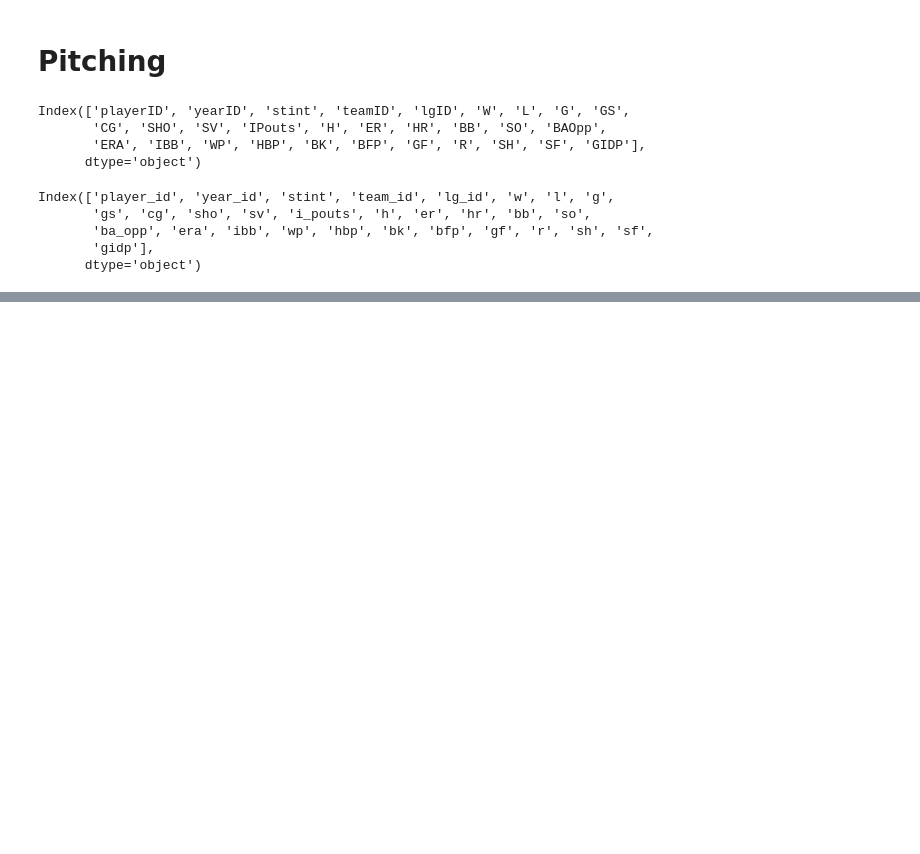
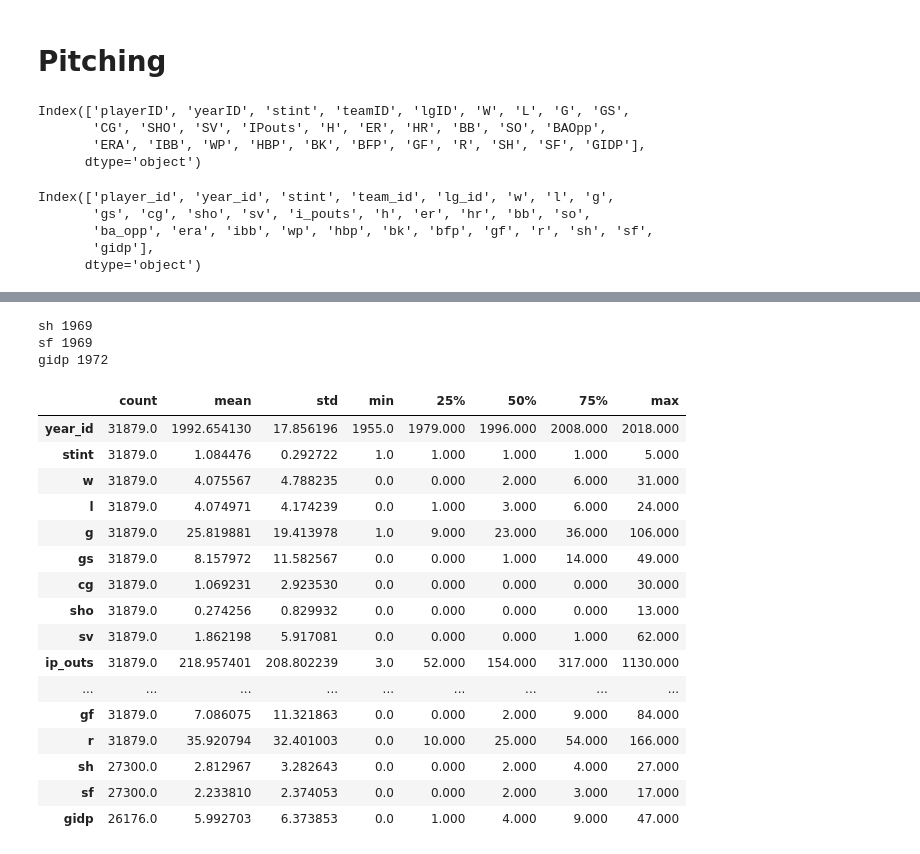
Before and after one commit to sdiehl28/Scikit-Learn-Workflow, a Jupyter notebook: python/LahmanBaseball.ipynb, the cells around one changed output, grey strips where cells are left out. Drawn from its saved outputs; the diff is of its cells as text; code cells hidden in the pictures; blank space fills up the shorter version.

```diff
--- a/python/LahmanBaseball.ipynb
+++ b/python/LahmanBaseball.ipynb
@@ -469,3 +506,7 @@ Index(['player_id', 'year_id', 'stint', 'team_id', 'lg_id', 'w', 'l', 'g',
        'ba_opp', 'era', 'ibb', 'wp', 'hbp', 'bk', 'bfp', 'gf', 'r', 'sh', 'sf',
        'gidp'],
       dtype='object')
+# %%
+# camel case converter did not work properly for IPouts
+pitching = pitching.rename(columns={'i_pouts':'ip_outs'})
+pitching.columns
@@ -471,0 +526,4 @@ Index(['player_id', 'year_id', 'stint', 'team_id', 'lg_id', 'w', 'l', 'g',
+# %%
+# certain stats are null only for old games
+# this study will be from 1955 onward
+pitching = pitching.drop(pitching[pitching['year_id'] < 1955].index)
@@ -471,0 +534,3 @@ Index(['player_id', 'year_id', 'stint', 'team_id', 'lg_id', 'w', 'l', 'g',
+# %%
+# if the pitcher recorded less than 3 outs for the entire year, drop the record
+pitching = pitching.drop(pitching[pitching['ip_outs'] < 3].index)
@@ -471,0 +551,29 @@ Index(['player_id', 'year_id', 'stint', 'team_id', 'lg_id', 'w', 'l', 'g',
+# %%
+# find highest year that has a null value
+for col in ['sh','sf','gidp']:
+    print(col, pitching[pitching[col].isna()]['year_id'].max())
+# %% [output]
+sh 1969
+sf 1969
+gidp 1972
+# %%
+# smallint works for all numeric values for the database
+pitching.describe().T
+# %% [output]
+|  | count | mean | std | min | 25% | 50% | 75% | max |
+| year_id | 31879.0 | 1992.654130 | 17.856196 | 1955.0 | 1979.000 | 1996.000 | 2008.000 | 2018.000 |
+| stint | 31879.0 | 1.084476 | 0.292722 | 1.0 | 1.000 | 1.000 | 1.000 | 5.000 |
+| w | 31879.0 | 4.075567 | 4.788235 | 0.0 | 0.000 | 2.000 | 6.000 | 31.000 |
+| l | 31879.0 | 4.074971 | 4.174239 | 0.0 | 1.000 | 3.000 | 6.000 | 24.000 |
+| g | 31879.0 | 25.819881 | 19.413978 | 1.0 | 9.000 | 23.000 | 36.000 | 106.000 |
+| gs | 31879.0 | 8.157972 | 11.582567 | 0.0 | 0.000 | 1.000 | 14.000 | 49.000 |
+| cg | 31879.0 | 1.069231 | 2.923530 | 0.0 | 0.000 | 0.000 | 0.000 | 30.000 |
+| sho | 31879.0 | 0.274256 | 0.829932 | 0.0 | 0.000 | 0.000 | 0.000 | 13.000 |
+| sv | 31879.0 | 1.862198 | 5.917081 | 0.0 | 0.000 | 0.000 | 1.000 | 62.000 |
+| ip_outs | 31879.0 | 218.957401 | 208.802239 | 3.0 | 52.000 | 154.000 | 317.000 | 1130.000 |
+| ... | ... | ... | ... | ... | ... | ... | ... | ... |
+| gf | 31879.0 | 7.086075 | 11.321863 | 0.0 | 0.000 | 2.000 | 9.000 | 84.000 |
+| r | 31879.0 | 35.920794 | 32.401003 | 0.0 | 10.000 | 25.000 | 54.000 | 166.000 |
+| sh | 27300.0 | 2.812967 | 3.282643 | 0.0 | 0.000 | 2.000 | 4.000 | 27.000 |
+| sf | 27300.0 | 2.233810 | 2.374053 | 0.0 | 0.000 | 2.000 | 3.000 | 17.000 |
+| gidp | 26176.0 | 5.992703 | 6.373853 | 0.0 | 1.000 | 4.000 | 9.000 | 47.000 |
```
Also changed, not shown: parts of 46 cells of this notebook.
